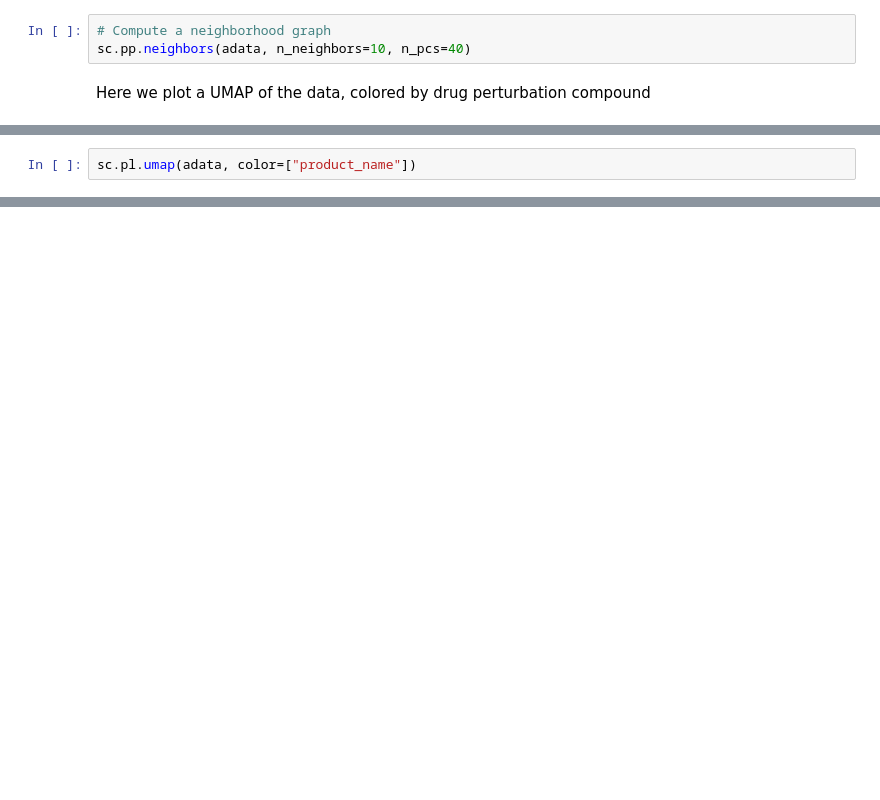
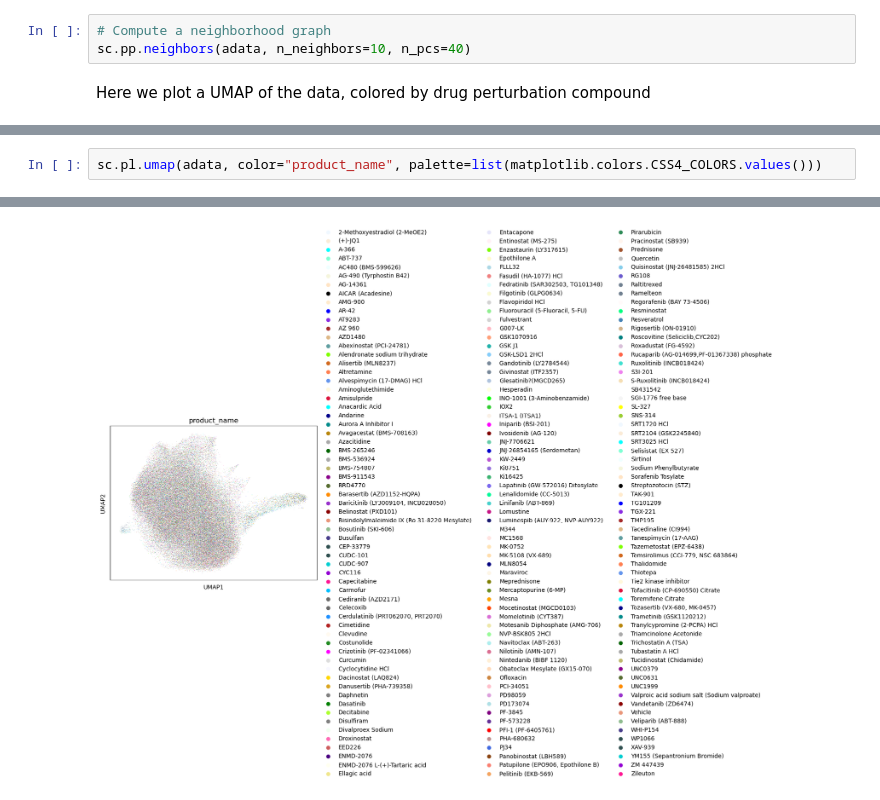
Before and after one commit to SyedA5688/SciPlexPerturbationPrediction, a Jupyter notebook: sciplex_analysis.ipynb, the cells around one changed output, grey strips where cells are left out. Saved outputs shown, nothing was run; the diff lists cells and outputs as text; blank space fills up the shorter version.

```diff
--- a/sciplex_analysis.ipynb
+++ b/sciplex_analysis.ipynb
@@ -312,2 +326,3 @@ KeyboardInterrupt:
 # %%
-sc.pl.umap(adata, color=["product_name"])
+sc.pl.umap(adata, color="product_name", palette=list(matplotlib.colors.CSS4_COLORS.values()))
+# %% [output]
@@ -313,0 +330 @@ sc.pl.umap(adata, color=["product_name"])
+[figure, added]
```
Also changed, not shown: parts of 50 cells of this notebook.
